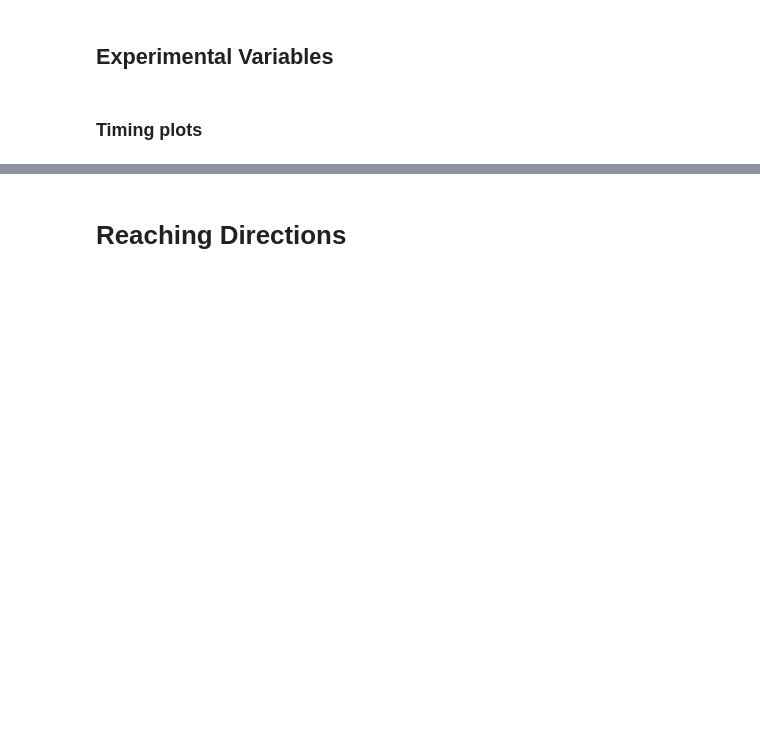
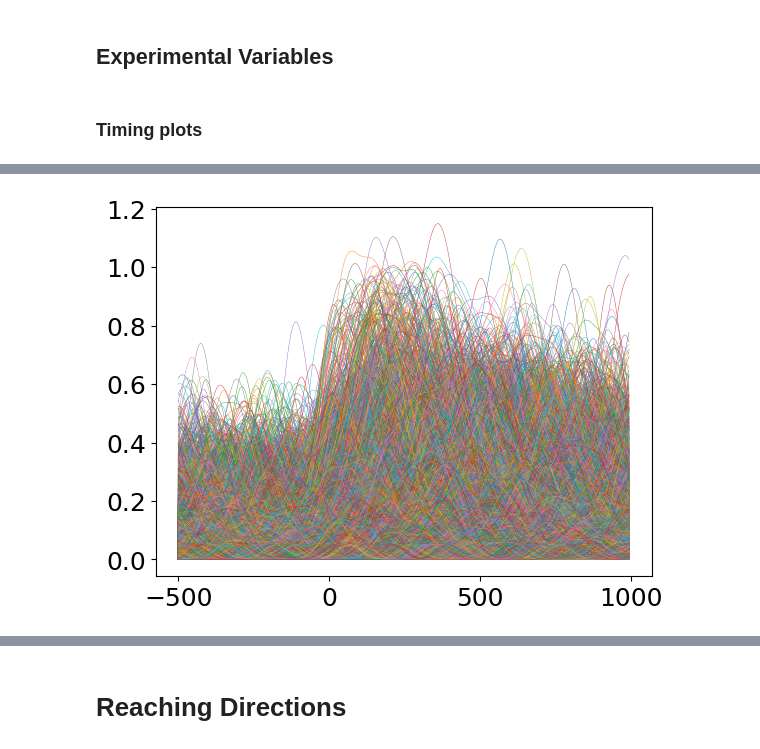
Before and after one commit to sherryxinyuean/area2_population_analysis, a Jupyter notebook: area2_bump(lag analysis).ipynb, the cells around one changed output, grey strips where cells are left out. Drawn from its saved outputs; the diff is of its cells as text; code cells hidden in the pictures; blank space fills up the shorter version.

```diff
--- a/area2_bump(lag analysis).ipynb
+++ b/area2_bump(lag analysis).ipynb
@@ -110,22 +128,22 @@ print('PCA total var explained:',sum(pca.explained_variance_ratio_))
 # %%
 #make dictionary for trial condition (reaching directions) for Stratified CV
 trial_mask = active_mask
-active_trials_idx = np.array(dataset_20ms.trial_info.loc[trial_mask]['trial_id'])
-active_n_trials = dataset_20ms.trial_info.loc[trial_mask].shape[0]
+active_trials_idx = np.array(dataset_5ms.trial_info.loc[trial_mask]['trial_id'])
+active_n_trials = dataset_5ms.trial_info.loc[trial_mask].shape[0]
 print(active_n_trials,'active trials')
 
 trial_mask = passive_mask
-passive_trials_idx = np.array(dataset_20ms.trial_info.loc[trial_mask]['trial_id'])
-passive_n_trials = dataset_20ms.trial_info.loc[trial_mask].shape[0]
+passive_trials_idx = np.array(dataset_5ms.trial_info.loc[trial_mask]['trial_id'])
+passive_n_trials = dataset_5ms.trial_info.loc[trial_mask].shape[0]
 print(passive_n_trials,'passive trials')
 
 active_cond_dir_idx = []
 passive_cond_dir_idx = []
 for direction in [0,45,90,135,180,225,270,315]:
-    active_cond_dir_idx.append(np.where((dataset_20ms.trial_info['cond_dir'] == direction) & (dataset_20ms.trial_info['ctr_hold_bump'] == False) & \
-           (dataset_20ms.trial_info['split'] != 'none'))[0])
-    passive_cond_dir_idx.append(np.where((dataset_20ms.trial_info['bump_dir'] == direction) & (dataset_20ms.trial_info['ctr_hold_bump'] == True) & \
-           (dataset_20ms.trial_info['split'] != 'none'))[0])
+    active_cond_dir_idx.append(np.where((dataset_5ms.trial_info['cond_dir'] == direction) & (dataset_5ms.trial_info['ctr_hold_bump'] == False) & \
+           (dataset_5ms.trial_info['split'] != 'none'))[0])
+    passive_cond_dir_idx.append(np.where((dataset_5ms.trial_info['bump_dir'] == direction) & (dataset_5ms.trial_info['ctr_hold_bump'] == True) & \
+           (dataset_5ms.trial_info['split'] != 'none'))[0])
 
 active_cond_dict = nans([active_n_trials])
 i = 0
@@ -409,27 +509,29 @@ plt.tight_layout()
 plt.show()
 # plt.savefig(figDir + monkey + '_psth.pdf',dpi = 'figure')
 # %%
-nrn_idx = 60
 active_trials_spikes = []
 for _, trial in active_df.groupby('trial_id'):
-    plt.plot(x_axis,trial.spikes,"-o",color = 'k',label = 'Active')
-passive_trials_spikes = []
-for _, trial in passive_df.groupby('trial_id'):
-    plt.plot(x_axis,trial.spikes,"-o",color = 'k',label = 'Active')
-fig, ax = plt.subplots(figsize=(8,6))
-ax.spines['right'].set_visible(False)
-ax.spines['top'].set_visible(False)
+    plt.plot(x_axis,trial.spikes_smth_40,label = 'Active',linewidth = .3)
 
-plt.legend()
-# plt.title('Peristimulus aligned to move_onset')
-plt.ylabel('Average Firing Rate (sp/s)')
-plt.xlabel('Time after movement onset (ms)')
-plt.axvline(0, color = 'k',linestyle = '--')
+# passive_trials_spikes = []
+# for _, trial in passive_df.groupby('trial_id'):
+#     plt.plot(x_axis,trial.spikes,"-o",color = 'k',label = 'Active')
+# fig, ax = plt.subplots(figsize=(8,6))
+# ax.spines['right'].set_visible(False)
+# ax.spines['top'].set_visible(False)
 
-plt.xlim([-100,100])
-plt.tight_layout()
-plt.show()
-# plt.savefig(figDir + monkey + '_psth.pdf',dpi = 'figure')
+# plt.legend()
+# # plt.title('Peristimulus aligned to move_onset')
+# plt.ylabel('Average Firing Rate (sp/s)')
+# plt.xlabel('Time after movement onset (ms)')
+# plt.axvline(0, color = 'k',linestyle = '--')
+
+# # plt.xlim([-100,100])
+# plt.tight_layout()
+# plt.show()
+# # plt.savefig(figDir + monkey + '_psth.pdf',dpi = 'figure')
+# %% [output]
+[figure, added]
 # %%
 plot_range = (-500, 1000)
 x_axis = np.arange(plot_range[0], plot_range[1], dataset_5ms.bin_width)
```
Also changed, not shown: parts of 38 cells of this notebook, 8 other files.
